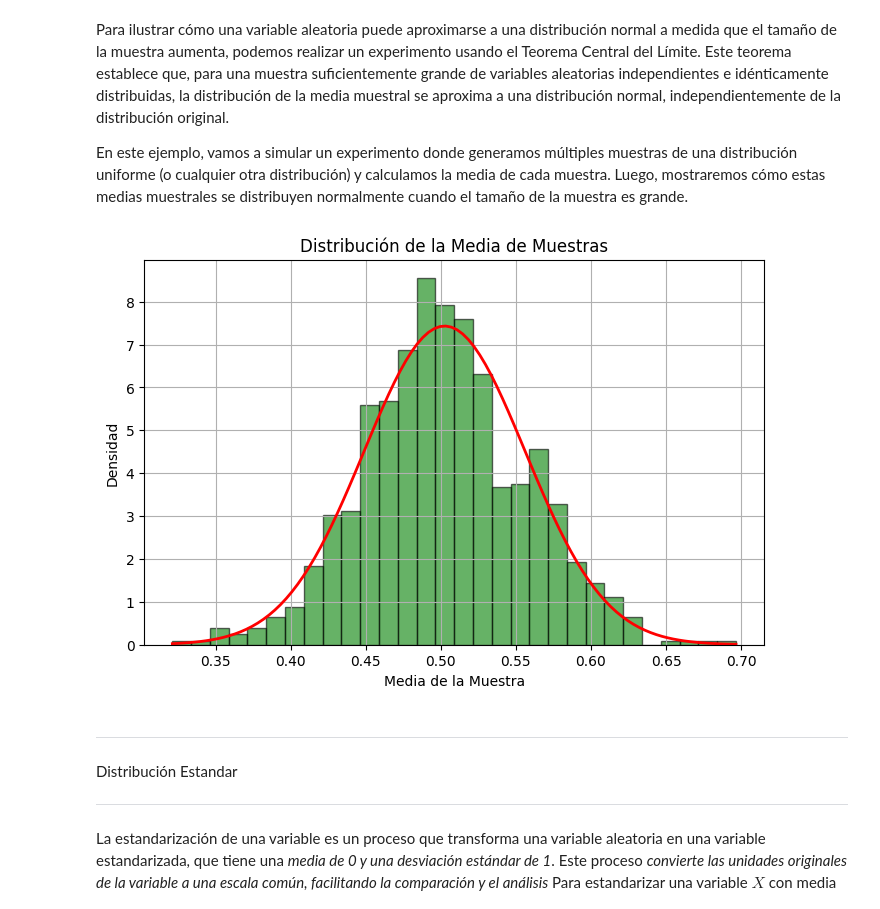
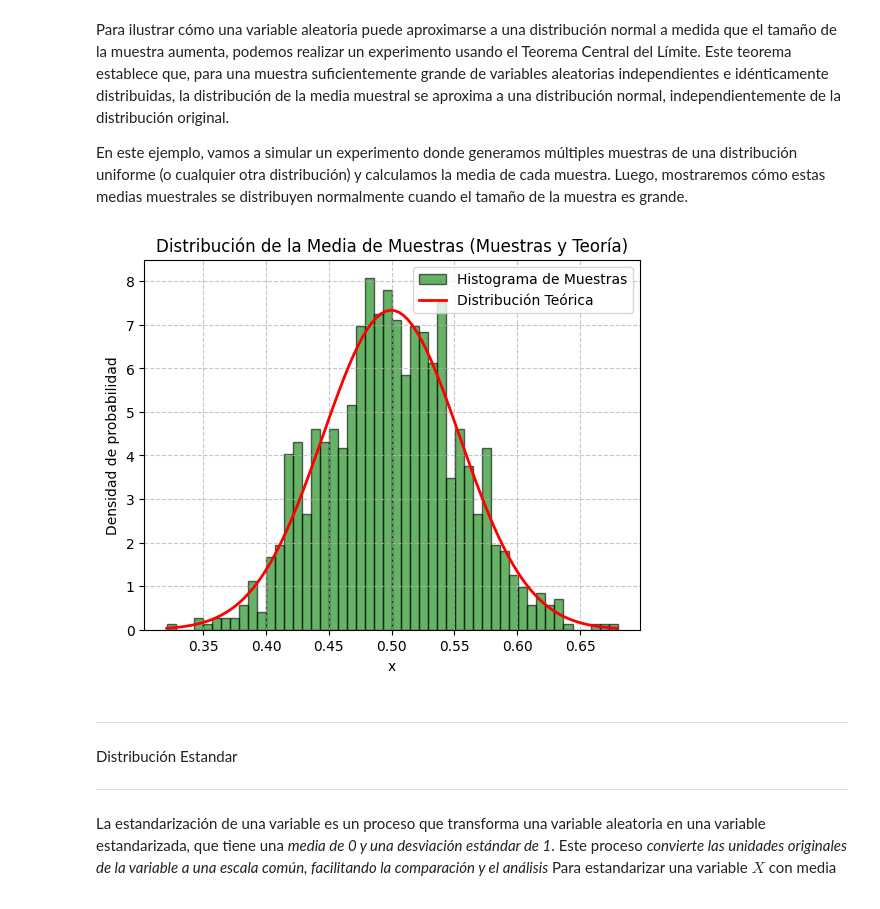
Before and after one commit to AsorKy/UPTC_Diplomado_Ciencia_de_Datos_Cohorte_II_2024, a Jupyter notebook: 1_Matemáticas/3_Teoría_de_Probabilidad/cuadernos/Distribuciones.ipynb, the cells around one changed output. Drawn from its saved outputs; the diff is of its cells as text; code cells hidden in the pictures.

```diff
--- a/1_Matemáticas/3_Teoría_de_Probabilidad/cuadernos/Distribuciones.ipynb
+++ b/1_Matemáticas/3_Teoría_de_Probabilidad/cuadernos/Distribuciones.ipynb
@@ -1594,33 +1598,24 @@ En este ejemplo, vamos a simular un experimento donde generamos múltiples muest
 # %%
 # Parámetros del experimento
 num_samples = 1000  # Número de muestras
 sample_size = 30    # Tamaño de cada muestra
 low, high = 0, 1    # Rango de la distribución uniforme
 
 # Generar muestras y calcular medias
 means = []
 for _ in range(num_samples):
     sample = np.random.uniform(low, high, sample_size)
     means.append(np.mean(sample))
 
-# Visualizar el resultado
-plt.figure(figsize=(8, 5))
-
-# Histograma de las medias muestrales
-plt.hist(means, bins=30, density=True, alpha=0.6, color='g', edgecolor='black')
-
 # Ajustar y dibujar la distribución normal teórica
 mu, sigma = np.mean(means), np.std(means)
 x = np.linspace(min(means), max(means), 100)
 pdf = (1 / (sigma * np.sqrt(2 * np.pi))) * np.exp(-0.5 * ((x - mu) / sigma) ** 2)
-plt.plot(x, pdf, 'r', linewidth=2)
-plt.title('Distribución de la Media de Muestras')
-plt.xlabel('Media de la Muestra')
-plt.ylabel('Densidad')
-plt.grid(True)
-plt.show()
+
+# Histograma de las muestras aleatorias en comparación con la distribución teórica
+graficar_experimento_sampling(means, x, pdf, 'Distribución de la Media de Muestras (Muestras y Teoría)')
 # %% [output]
-[figure, old version]
+[figure, new version]
 # %% [markdown]
 ---
 Distribución Estandar
```
Also changed, not shown: parts of 42 cells of this notebook.
